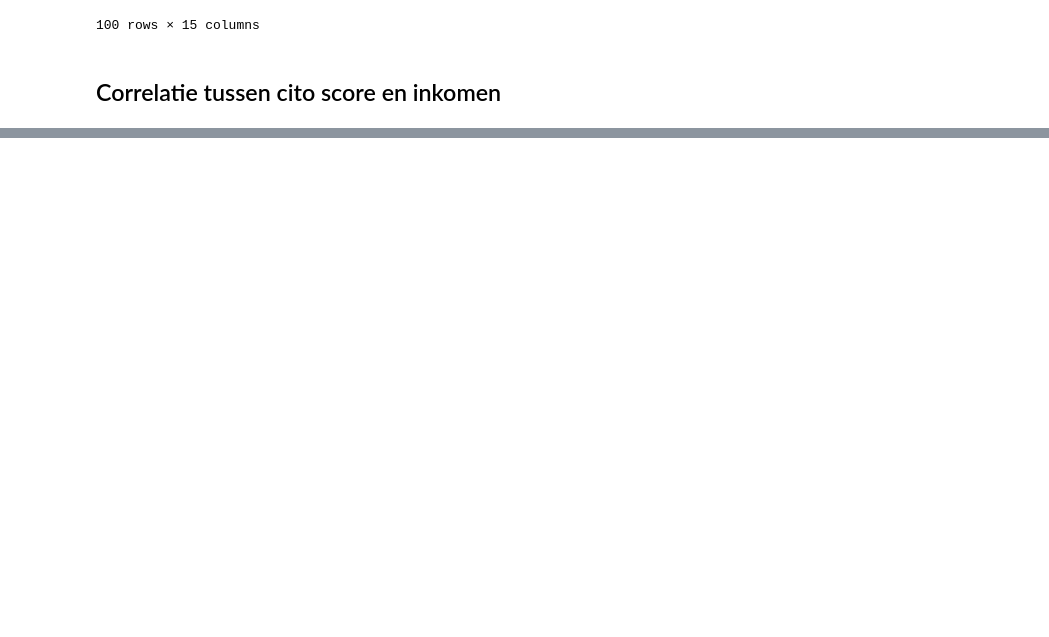
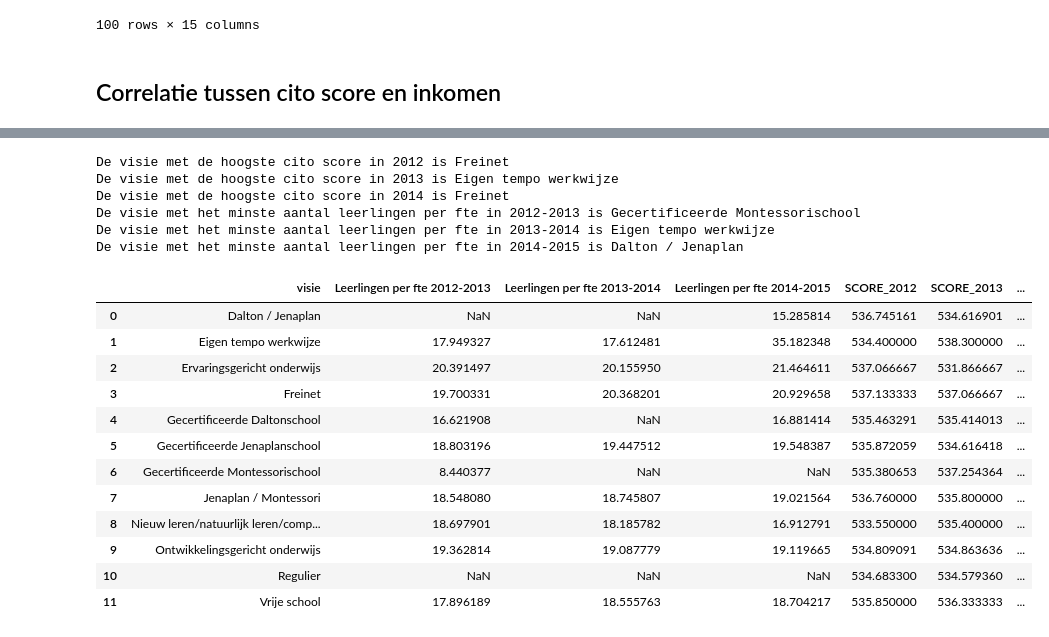
Before and after one commit to dylanwijman/data-science, a Jupyter notebook: Miniproject/Miniproject_basisonderwijs-Copy1.ipynb, the cells around one changed output, grey strips where cells are left out. Drawn from its saved outputs; the diff is of its cells as text; code cells hidden in the pictures; blank space fills up the shorter version.

```diff
--- a/Miniproject/Miniproject_basisonderwijs-Copy1.ipynb
+++ b/Miniproject/Miniproject_basisonderwijs-Copy1.ipynb
@@ -245,0 +220,7 @@ Pearson Correlation (R)
+# %%
+fte_cito['SCORE_2012'] = pd.to_numeric(fte_cito['SCORE_2012'], errors='coerce')
+fte_cito['SCORE_2013'] = pd.to_numeric(fte_cito['SCORE_2013'], errors='coerce')
+fte_cito['SCORE_2014'] = pd.to_numeric(fte_cito['SCORE_2014'], errors='coerce')
+
+fte_cito_prov = pd.pivot_table(fte_cito,index=["visie"])
+fte_cito_prov
@@ -245,0 +242,57 @@ Pearson Correlation (R)
+# %%
+fte_cito_prov2 = fte_cito_prov.reset_index()
+
+maxll12 = fte_cito_prov2[fte_cito_prov2['SCORE_2012'] == fte_cito_prov2['SCORE_2012'].max()]
+max_no12 = maxll12.get_value(maxll12.index[0],'SCORE_2012')
+visie_high12 = maxll12.get_value(maxll12.index[0],'visie')
+print 'De visie met de hoogste cito score in 2012 is', visie_high12
+
+maxll13 = fte_cito_prov2[fte_cito_prov2['SCORE_2013'] == fte_cito_prov2['SCORE_2013'].max()]
+max_no13 = maxll13.get_value(maxll13.index[0],'SCORE_2013')
+visie_high13 = maxll13.get_value(maxll13.index[0],'visie')
+print 'De visie met de hoogste cito score in 2013 is', visie_high13
+
+maxll14 = fte_cito_prov2[fte_cito_prov2['SCORE_2014'] == fte_cito_prov2['SCORE_2014'].max()]
+max_no14 = maxll14.get_value(maxll14.index[0],'SCORE_2014')
+visie_high14 = maxll14.get_value(maxll14.index[0],'visie')
+print 'De visie met de hoogste cito score in 2014 is', visie_high14
+
+fte_cito_prov3 = fte_cito_prov2.replace(np.inf, np.nan)
+
+maxll_fte12 = fte_cito_prov3[fte_cito_prov3['Leerlingen per fte 2012-2013'] == fte_cito_prov3['Leerlingen per fte 2012-2013'].min()]
+max_no_fte12 = maxll_fte12.get_value(maxll_fte12.index[0],'Leerlingen per fte 2012-2013')
+visie_ftelow12 = maxll_fte12.get_value(maxll_fte12.index[0],'visie')
+print 'De visie met het minste aantal leerlingen per fte in 2012-2013 is', visie_ftelow12
+
+maxll_fte13 = fte_cito_prov3[fte_cito_prov3['Leerlingen per fte 2013-2014'] == fte_cito_prov3['Leerlingen per fte 2013-2014'].min()]
+max_no_fte13 = maxll_fte13.get_value(maxll_fte13.index[0],'Leerlingen per fte 2013-2014')
+visie_ftelow13 = maxll_fte13.get_value(maxll_fte13.index[0],'visie')
+print 'De visie met het minste aantal leerlingen per fte in 2013-2014 is', visie_ftelow13
+
+maxll_fte14 = fte_cito_prov3[fte_cito_prov3['Leerlingen per fte 2014-2015'] == fte_cito_prov3['Leerlingen per fte 2014-2015'].min()]
+max_no_fte14 = maxll_fte14.get_value(maxll_fte14.index[0],'Leerlingen per fte 2014-2015')
+visie_ftelow14 = maxll_fte14.get_value(maxll_fte14.index[0],'visie')
+print 'De visie met het minste aantal leerlingen per fte in 2014-2015 is', visie_ftelow14
+# %% [output]
+De visie met de hoogste cito score in 2012 is Freinet
+De visie met de hoogste cito score in 2013 is Eigen tempo werkwijze
+De visie met de hoogste cito score in 2014 is Freinet
+De visie met het minste aantal leerlingen per fte in 2012-2013 is Gecertificeerde Montessorischool
+De visie met het minste aantal leerlingen per fte in 2013-2014 is Eigen tempo werkwijze
+De visie met het minste aantal leerlingen per fte in 2014-2015 is Dalton / Jenaplan
+# %%
+fte_cito_prov3
+# %% [output]
+|  | visie | Leerlingen per fte 2012-2013 | Leerlingen per fte 2013-2014 | Leerlingen per fte 2014-2015 | SCORE_2012 | SCORE_2013 | ... |
+| 0 | Dalton / Jenaplan | NaN | NaN | 15.285814 | 536.745161 | 534.616901 | ... |
+| 1 | Eigen tempo werkwijze | 17.949327 | 17.612481 | 35.182348 | 534.400000 | 538.300000 | ... |
+| 2 | Ervaringsgericht onderwijs | 20.391497 | 20.155950 | 21.464611 | 537.066667 | 531.866667 | ... |
+| 3 | Freinet | 19.700331 | 20.368201 | 20.929658 | 537.133333 | 537.066667 | ... |
+| 4 | Gecertificeerde Daltonschool | 16.621908 | NaN | 16.881414 | 535.463291 | 535.414013 | ... |
+| 5 | Gecertificeerde Jenaplanschool | 18.803196 | 19.447512 | 19.548387 | 535.872059 | 534.616418 | ... |
+| 6 | Gecertificeerde Montessorischool | 8.440377 | NaN | NaN | 535.380653 | 537.254364 | ... |
+| 7 | Jenaplan / Montessori | 18.548080 | 18.745807 | 19.021564 | 536.760000 | 535.800000 | ... |
+| 8 | Nieuw leren/natuurlijk leren/comp... | 18.697901 | 18.185782 | 16.912791 | 533.550000 | 535.400000 | ... |
+| 9 | Ontwikkelingsgericht onderwijs | 19.362814 | 19.087779 | 19.119665 | 534.809091 | 534.863636 | ... |
+| 10 | Regulier | NaN | NaN | NaN | 534.683300 | 534.579360 | ... |
+| 11 | Vrije school | 17.896189 | 18.555763 | 18.704217 | 535.850000 | 536.333333 | ... |
```
Also changed, not shown: parts of 9 cells of this notebook, 1 other file.
